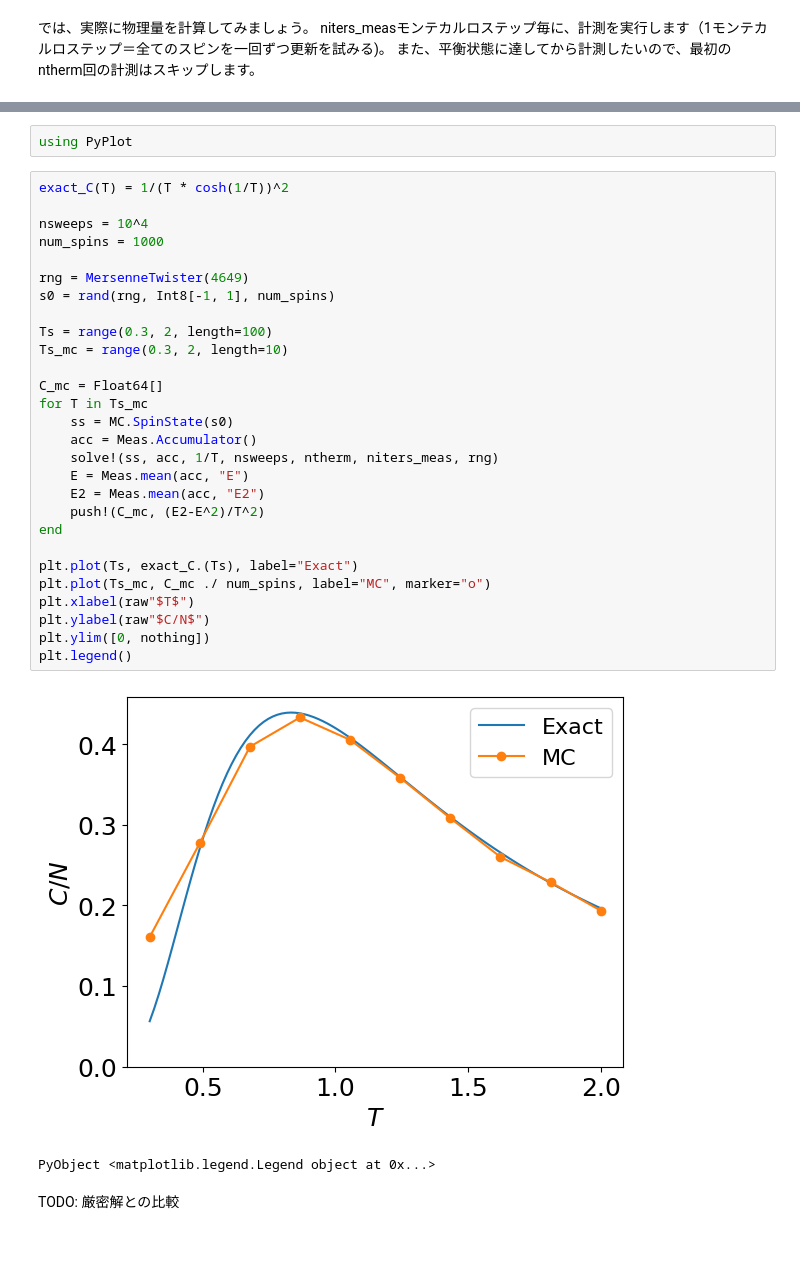
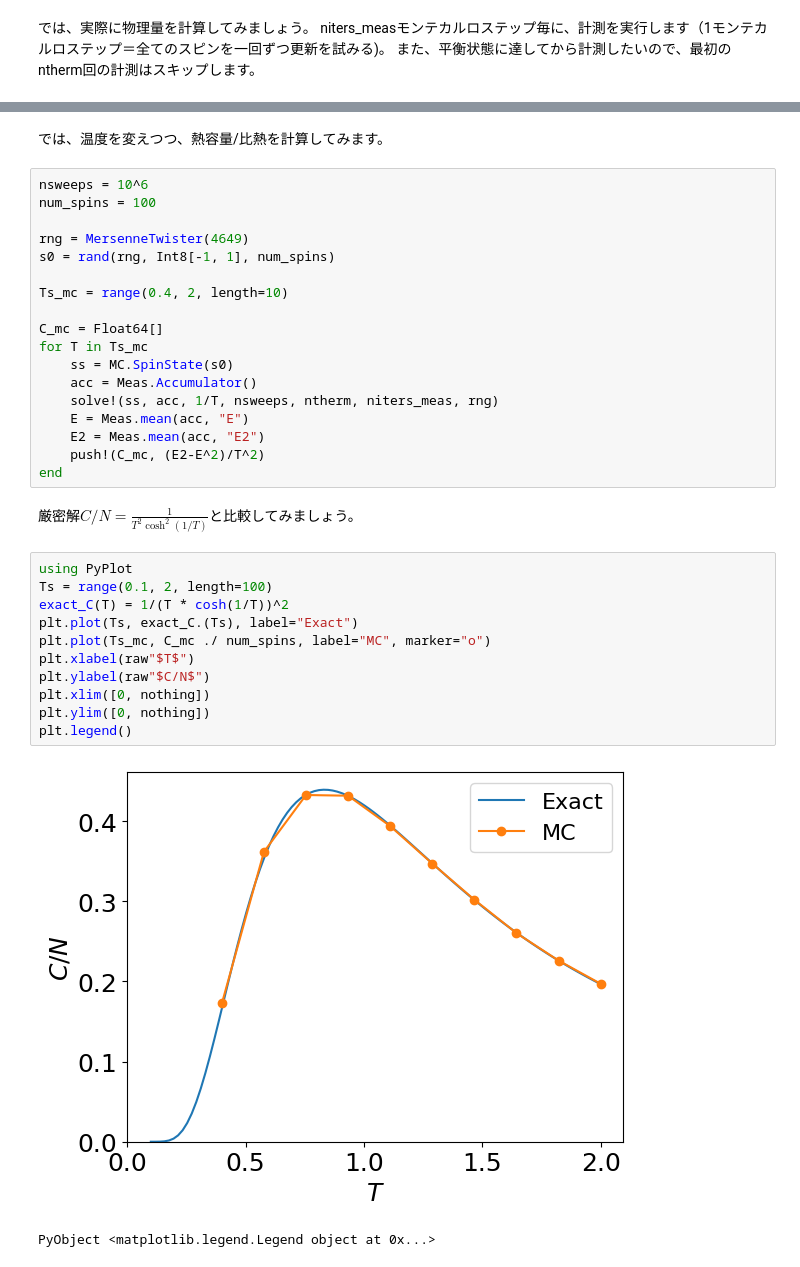
Before and after one commit to shinaoka/hpc_julia, a Jupyter notebook: _sources/docs/1dIsing.ipynb, the cells around one changed output, grey strips where cells are left out. Saved outputs shown, nothing was run; the diff lists cells and outputs as text.

```diff
--- a/_sources/docs/1dIsing.ipynb
+++ b/_sources/docs/1dIsing.ipynb
@@ -283,16 +283,13 @@ println(Meas.mean(acc, "E2"))
-# %%
-using PyPlot
+# %% [markdown]
+では、温度を変えつつ、熱容量/比熱を計算してみます。
 # %%
-exact_C(T) = 1/(T * cosh(1/T))^2
-
-nsweeps = 10^4
-num_spins = 1000
+nsweeps = 10^6
+num_spins = 100
 
 rng = MersenneTwister(4649)
 s0 = rand(rng, Int8[-1, 1], num_spins)
 
-Ts = range(0.3, 2, length=100)
-Ts_mc = range(0.3, 2, length=10)
+Ts_mc = range(0.4, 2, length=10)
 
 C_mc = Float64[]
 for T in Ts_mc
@@ -303,15 +300,19 @@ for T in Ts_mc
     E2 = Meas.mean(acc, "E2")
     push!(C_mc, (E2-E^2)/T^2)
 end
-
-plt.plot(Ts, exact_C.(Ts), label="Exact")
-plt.plot(Ts_mc, C_mc ./ num_spins, label="MC", marker="o")
-plt.xlabel(raw"$T$")
-plt.ylabel(raw"$C/N$")
-plt.ylim([0, nothing])
-plt.legend()
-# %% [output]
-[figure, removed]
-PyObject <matplotlib.legend.Legend object at 0x...>
-# %% [markdown]
-TODO: 厳密解との比較
+# %% [markdown]
+厳密解$C/N = \frac{1}{T^2 \cosh^2(1/T)}$と比較してみましょう。
+# %%
+using PyPlot
+Ts = range(0.1, 2, length=100)
+exact_C(T) = 1/(T * cosh(1/T))^2
+plt.plot(Ts, exact_C.(Ts), label="Exact")
+plt.plot(Ts_mc, C_mc ./ num_spins, label="MC", marker="o")
+plt.xlabel(raw"$T$")
+plt.ylabel(raw"$C/N$")
+plt.xlim([0, nothing])
+plt.ylim([0, nothing])
+plt.legend()
+# %% [output]
+[figure, added]
+PyObject <matplotlib.legend.Legend object at 0x...>
```
Also changed, not shown: parts of 4 cells of this notebook, 4 other files.
